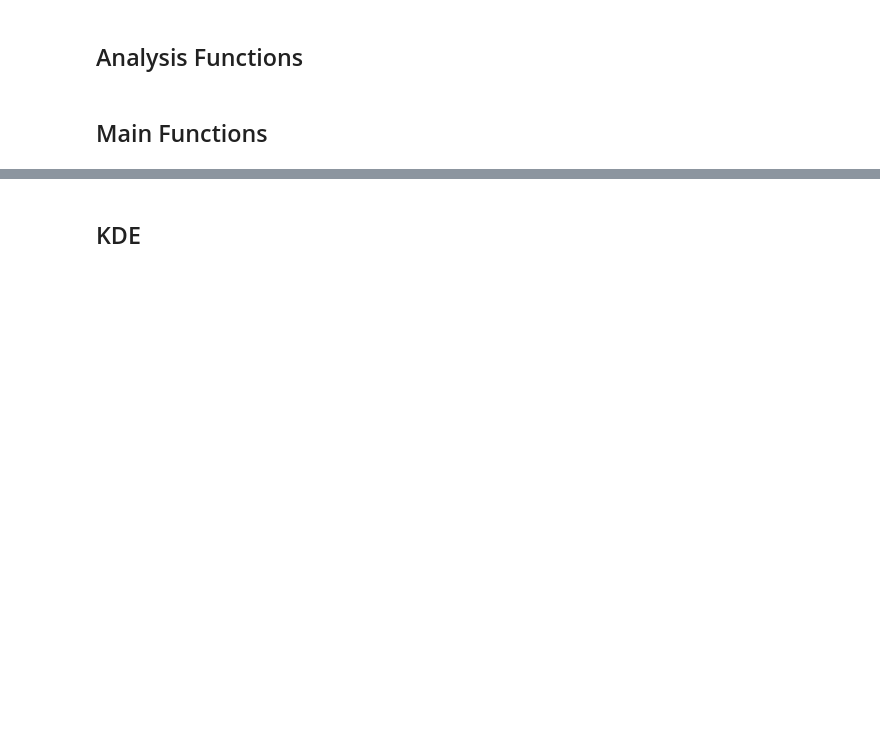
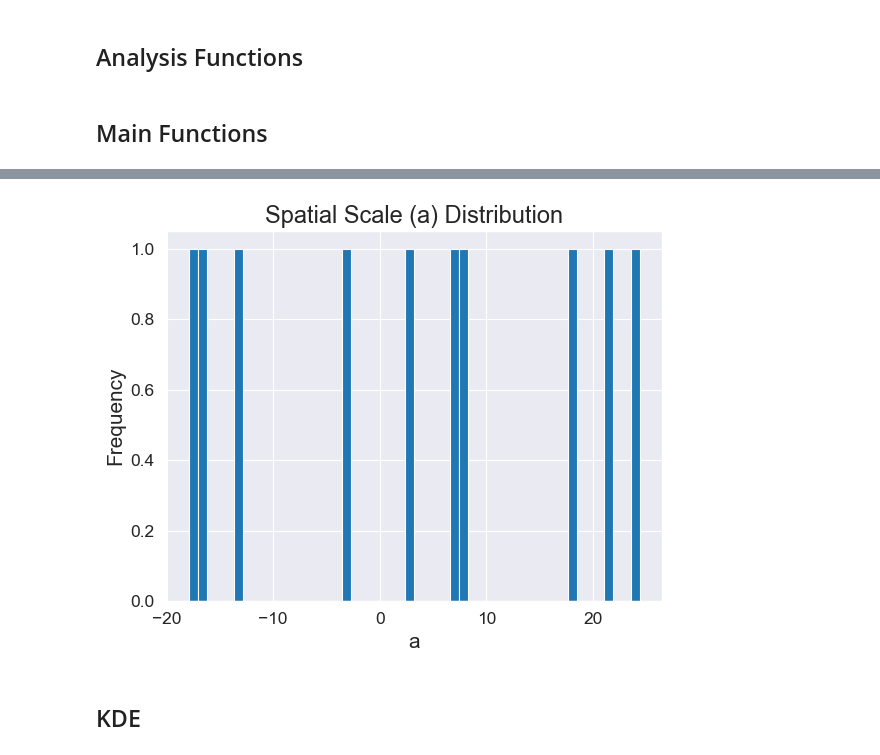
Before and after one commit to jgsoltes/Spacetime-KDE, a Jupyter notebook: Universe_KDE.ipynb, the cells around one changed output, grey strips where cells are left out. Saved outputs shown, nothing was run; the diff lists cells and outputs as text; code cells hidden in the pictures; blank space fills up the shorter version.

Commit message:
Polished docstrings

```diff
--- a/Universe_KDE.ipynb
+++ b/Universe_KDE.ipynb
@@ -1347,52 +1436,55 @@ def find_natural_phase(species, n_iter):
 # %%
-# # # define hyperparameters
-# # n_points = 33300 # 2^15 + 1%; standard error 1/sqrt(N) of ~0.3%
-# # popsize = 2**n_dim # 2^11 = 1 point per vertex
-# # maxiter = 1000*n_dim # 1000*n_dim = 11000 final; residuals < 1e-16;
+### actual hyperparameters
+# n_points = 33300 # 2^15 + 1%; standard error 1/sqrt(N) of ~0.3%
+# popsize = 2**n_dim # 2^11 = 1 point per vertex
+# maxiter = 1000*n_dim # 1000*n_dim = 11000 final; residuals < 1e-16;
 
-# # # test hyperparameters
-# n_points = 10 # testing number
-# popsize = 2**11 # testing number
-# maxiter = 11000 # testing number
+### test hyperparameters
+n_points = 10 # test number
+popsize = 2**11 # test number
+maxiter = 11000 # test number
 
-# def run_single_simulation(seed_val):
-#     '''Holds a single QUASAR task'''
-#     # result = [final_params, final_fitness]
-#     result = hdim.quasar(
-#         obj_func,
-#         bounds,
-#         kwargs={'evolution':True}, # enables boundary penalty + boolean C_sign
-#         popsize=popsize,
-#         maxiter=maxiter,
-#         tolerance=hbar/2,
-#         vectorized=True,
-#         polish=False,
-#         verbose=False,
-#         seed=seed_val
-#     )
-#     return result[0].reshape(1, n_dim), result[1]
+def run_single_simulation(seed_val):
+    '''Holds a single QUASAR task'''
+    # result = [final_params, final_fitness]
+    result = hdim.quasar(
+        obj_func,
+        bounds,
+        kwargs={'evolution':True}, # enables boundary penalty + boolean C_sign
+        popsize=popsize,
+        maxiter=maxiter,
+        tolerance=hbar/2,
+        vectorized=True,
+        polish=False,
+        verbose=False,
+        seed=seed_val
+    )
+    return result[0].reshape(1, n_dim), result[1]
 
-# # number of cores (-1 uses all available cores)
-# n_cores = -1
+# number of cores (-1 uses all available cores)
+n_cores = -1
 
-# ########################### generate samples
-# # parallel execution
-# print(f'Running evolutionary optimization for {n_points} samples.')
-# results = Parallel(n_jobs=n_cores)(
-#   delayed(run_single_simulation)(i) for i in tqdm(range(n_points))
-# )
+########################### generate samples
+# parallel execution
+print(f'Running evolutionary optimization for {n_points} samples.')
+results = Parallel(n_jobs=n_cores)(
+  delayed(run_single_simulation)(i) for i in tqdm(range(n_points))
+)
 
 
-# # results is a list of tuples: [(history, fitness)]
-# all_histories, all_fitnesses = zip(*results)
+# results is a list of tuples: [(history, fitness)]
+all_coords, all_fitnesses = zip(*results)
 
-# # stack and save histories
-# ensemble_srt = np.vstack(all_histories)
-# df_srt = pd.DataFrame(ensemble_srt, columns=zeta_order)
-# df_srt['fitness'] = all_fitnesses
-# df_srt.to_csv(history_path, index=False) # save to a separate test file
+# stack and save optimized coordinates
+ensemble_srt = np.vstack(all_coords)
+df_srt = pd.DataFrame(ensemble_srt, columns=zeta_order)
+df_srt['fitness'] = all_fitnesses
+# df_srt.to_csv('spacetime_ensemble_test.csv', index=False) # save to a separate test file
 
-# # quick spatial analysis
-# df_srt['a'].hist(bins=50)
-# plt.title('"a" distribution')
-# plt.show()
+# quick spatial analysis
+df_srt['a'].hist(bins=50)
+plt.title('Spatial Scale (a) Distribution')
+plt.xlabel('a')
+plt.ylabel('Frequency')
+plt.show()
+# %% [output]
@@ -1399,3 +1492,4 @@ def find_natural_phase(species, n_iter):
+[figure, added]
 # %% [markdown]
 ## KDE
 # %%
```
Also changed, not shown: parts of 21 cells of this notebook.
